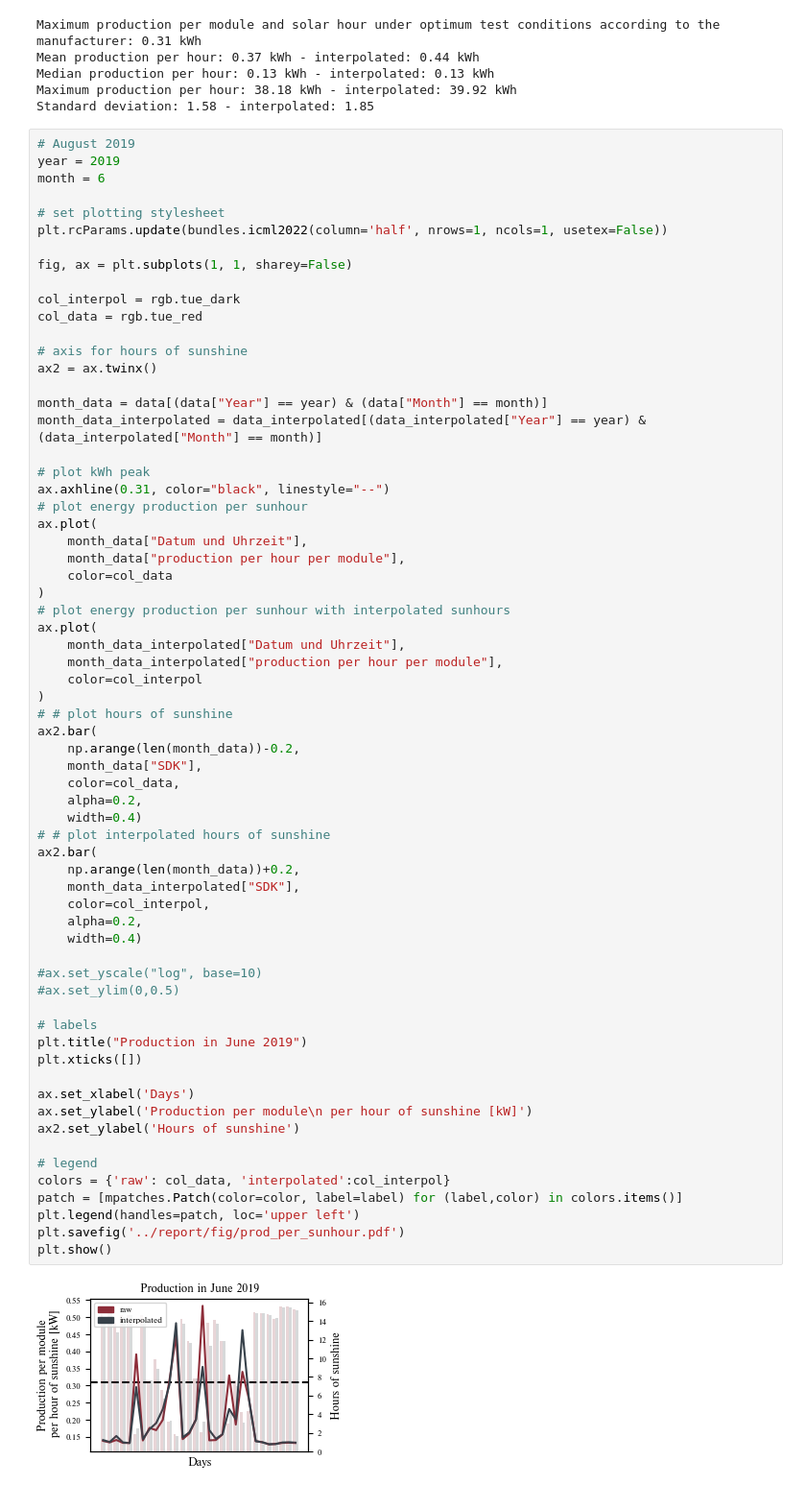
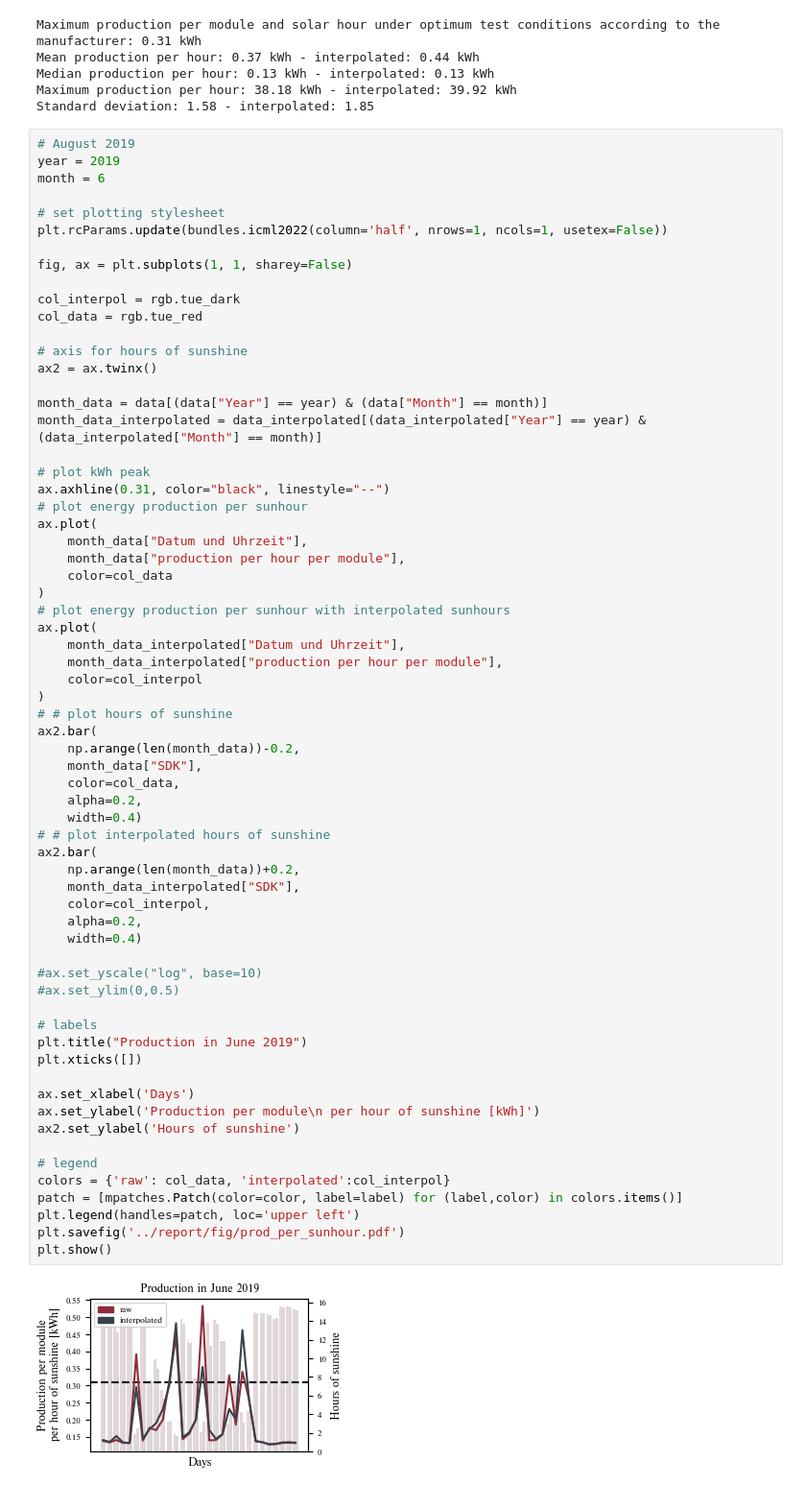
Before and after one commit to Xploeng/DataLiteracy, a Jupyter notebook: experiments/create_prod_per_sunhour.ipynb, the cells around one changed output. Shown at 96% size. Saved outputs shown, nothing was run; the diff lists cells and outputs as text.

```diff
--- a/experiments/create_prod_per_sunhour.ipynb
+++ b/experiments/create_prod_per_sunhour.ipynb
@@ -99,32 +99,32 @@ ax2.bar(
     np.arange(len(month_data))-0.2,
     month_data["SDK"],
     color=col_data,
     alpha=0.2,
     width=0.4)
 # # plot interpolated hours of sunshine
 ax2.bar(
     np.arange(len(month_data))+0.2,
     month_data_interpolated["SDK"],
     color=col_interpol,
     alpha=0.2,
     width=0.4)
 
 #ax.set_yscale("log", base=10)
 #ax.set_ylim(0,0.5)
 
 # labels
 plt.title("Production in June 2019")
 plt.xticks([])
 
 ax.set_xlabel('Days')
-ax.set_ylabel('Production per module\n per hour of sunshine [kW]')
+ax.set_ylabel('Production per module\n per hour of sunshine [kWh]')
 ax2.set_ylabel('Hours of sunshine')
 
 # legend
 colors = {'raw': col_data, 'interpolated':col_interpol}
 patch = [mpatches.Patch(color=color, label=label) for (label,color) in colors.items()]
 plt.legend(handles=patch, loc='upper left')
 plt.savefig('../report/fig/prod_per_sunhour.pdf')
 plt.show()
 # %% [output]
-[figure, old version]
+[figure, new version]
```
Also changed, not shown: 3 other files.
